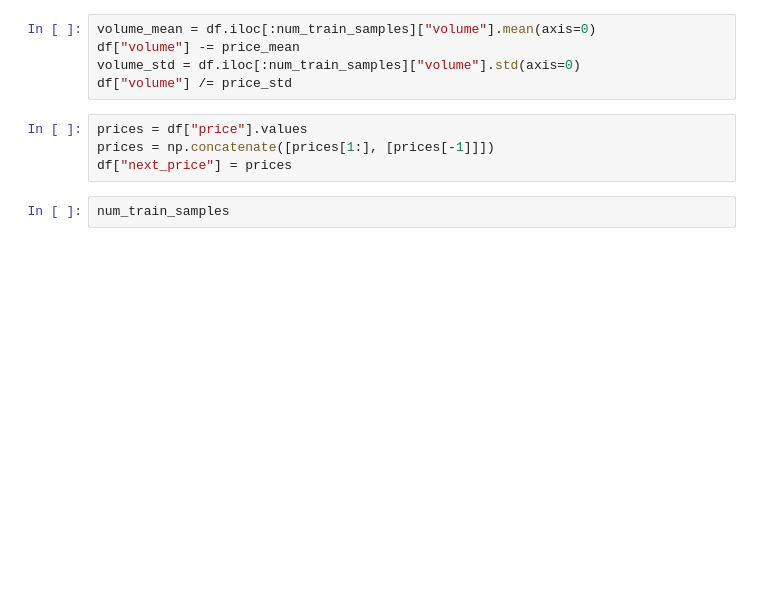
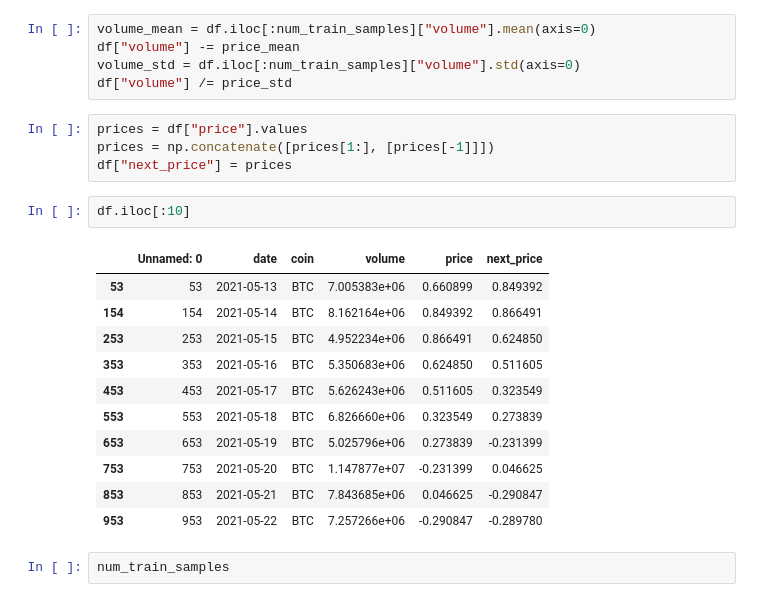
Before and after one commit to Dudu197/aulasann, a Jupyter notebook: exercicios/03a_forecasting.ipynb, the cells around one changed output. Drawn from its saved outputs; the diff is of its cells as text; blank space fills up the shorter version.

```diff
--- a/exercicios/03a_forecasting.ipynb
+++ b/exercicios/03a_forecasting.ipynb
@@ -77,6 +77,20 @@ df["volume"] /= price_std
 prices = df["price"].values
 prices = np.concatenate([prices[1:], [prices[-1]]])
 df["next_price"] = prices
+# %%
+df.iloc[:10]
+# %% [output]
+|  | Unnamed: 0 | date | coin | volume | price | next_price |
+| 53 | 53 | 2021-05-13 | BTC | 7.005383e+06 | 0.660899 | 0.849392 |
+| 154 | 154 | 2021-05-14 | BTC | 8.162164e+06 | 0.849392 | 0.866491 |
+| 253 | 253 | 2021-05-15 | BTC | 4.952234e+06 | 0.866491 | 0.624850 |
+| 353 | 353 | 2021-05-16 | BTC | 5.350683e+06 | 0.624850 | 0.511605 |
+| 453 | 453 | 2021-05-17 | BTC | 5.626243e+06 | 0.511605 | 0.323549 |
+| 553 | 553 | 2021-05-18 | BTC | 6.826660e+06 | 0.323549 | 0.273839 |
+| 653 | 653 | 2021-05-19 | BTC | 5.025796e+06 | 0.273839 | -0.231399 |
+| 753 | 753 | 2021-05-20 | BTC | 1.147877e+07 | -0.231399 | 0.046625 |
+| 853 | 853 | 2021-05-21 | BTC | 7.843685e+06 | 0.046625 | -0.290847 |
+| 953 | 953 | 2021-05-22 | BTC | 7.257266e+06 | -0.290847 | -0.289780 |
 # %%
 num_train_samples
 # %% [output]
```
Also changed, not shown: parts of 18 cells of this notebook, 1 other file.
